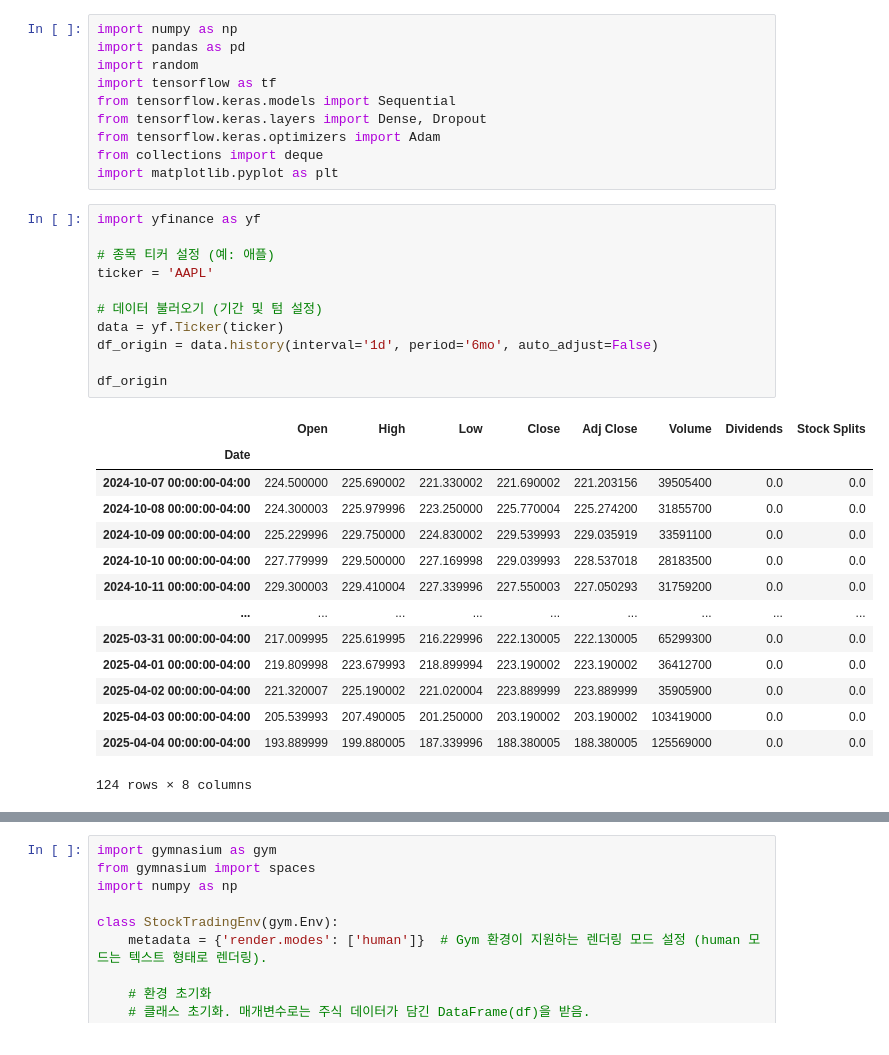
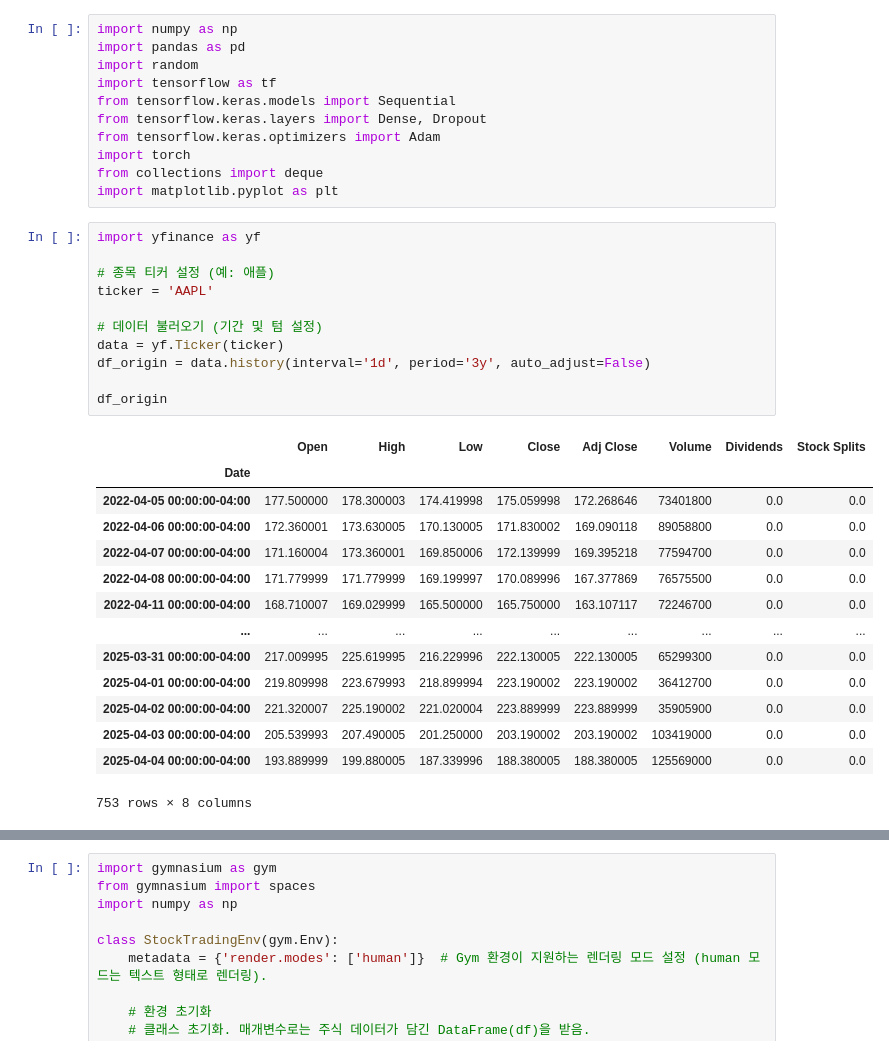
Before and after one commit to idenist/trading-bot-by-dqn, a Jupyter notebook: main.ipynb, the cells around one changed output, grey strips where cells are left out. Saved outputs shown, nothing was run; the diff lists cells and outputs as text.

```diff
--- a/main.ipynb
+++ b/main.ipynb
@@ -26,31 +16,32 @@ import tensorflow as tf
 from tensorflow.keras.models import Sequential
 from tensorflow.keras.layers import Dense, Dropout
 from tensorflow.keras.optimizers import Adam
+import torch
 from collections import deque
 import matplotlib.pyplot as plt
 # %%
 import yfinance as yf
 
 # 종목 티커 설정 (예: 애플)
 ticker = 'AAPL'
 
 # 데이터 불러오기 (기간 및 텀 설정)
 data = yf.Ticker(ticker)
-df_origin = data.history(interval='1d', period='6mo', auto_adjust=False)
+df_origin = data.history(interval='1d', period='3y', auto_adjust=False)
 
 df_origin
 # %% [output]
 |  | Open | High | Low | Close | Adj Close | Volume | Dividends | Stock Splits |
 | Date |  |  |  |  |  |  |  |  |
-| 2024-10-07 00:00:00-04:00 | 224.500000 | 225.690002 | 221.330002 | 221.690002 | 221.203156 | 39505400 | 0.0 | 0.0 |
-| 2024-10-08 00:00:00-04:00 | 224.300003 | 225.979996 | 223.250000 | 225.770004 | 225.274200 | 31855700 | 0.0 | 0.0 |
-| 2024-10-09 00:00:00-04:00 | 225.229996 | 229.750000 | 224.830002 | 229.539993 | 229.035919 | 33591100 | 0.0 | 0.0 |
-| 2024-10-10 00:00:00-04:00 | 227.779999 | 229.500000 | 227.169998 | 229.039993 | 228.537018 | 28183500 | 0.0 | 0.0 |
-| 2024-10-11 00:00:00-04:00 | 229.300003 | 229.410004 | 227.339996 | 227.550003 | 227.050293 | 31759200 | 0.0 | 0.0 |
+| 2022-04-05 00:00:00-04:00 | 177.500000 | 178.300003 | 174.419998 | 175.059998 | 172.268646 | 73401800 | 0.0 | 0.0 |
+| 2022-04-06 00:00:00-04:00 | 172.360001 | 173.630005 | 170.130005 | 171.830002 | 169.090118 | 89058800 | 0.0 | 0.0 |
+| 2022-04-07 00:00:00-04:00 | 171.160004 | 173.360001 | 169.850006 | 172.139999 | 169.395218 | 77594700 | 0.0 | 0.0 |
+| 2022-04-08 00:00:00-04:00 | 171.779999 | 171.779999 | 169.199997 | 170.089996 | 167.377869 | 76575500 | 0.0 | 0.0 |
+| 2022-04-11 00:00:00-04:00 | 168.710007 | 169.029999 | 165.500000 | 165.750000 | 163.107117 | 72246700 | 0.0 | 0.0 |
 | ... | ... | ... | ... | ... | ... | ... | ... | ... |
 | 2025-03-31 00:00:00-04:00 | 217.009995 | 225.619995 | 216.229996 | 222.130005 | 222.130005 | 65299300 | 0.0 | 0.0 |
 | 2025-04-01 00:00:00-04:00 | 219.809998 | 223.679993 | 218.899994 | 223.190002 | 223.190002 | 36412700 | 0.0 | 0.0 |
 | 2025-04-02 00:00:00-04:00 | 221.320007 | 225.190002 | 221.020004 | 223.889999 | 223.889999 | 35905900 | 0.0 | 0.0 |
 | 2025-04-03 00:00:00-04:00 | 205.539993 | 207.490005 | 201.250000 | 203.190002 | 203.190002 | 103419000 | 0.0 | 0.0 |
 | 2025-04-04 00:00:00-04:00 | 193.889999 | 199.880005 | 187.339996 | 188.380005 | 188.380005 | 125569000 | 0.0 | 0.0 |
-124 rows × 8 columns
+753 rows × 8 columns
```
Also changed, not shown: parts of 17 cells of this notebook.
